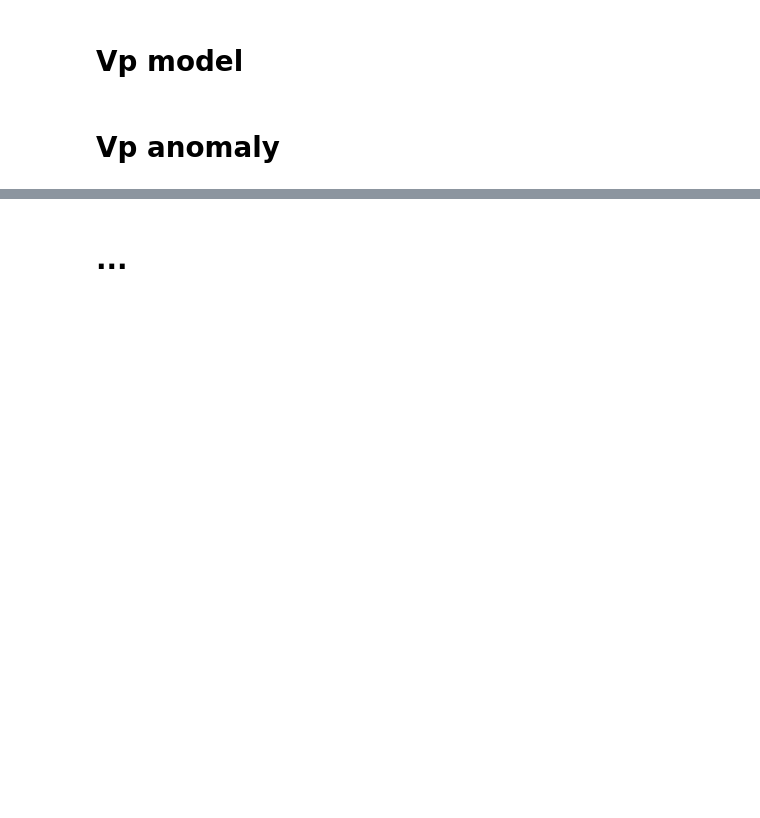
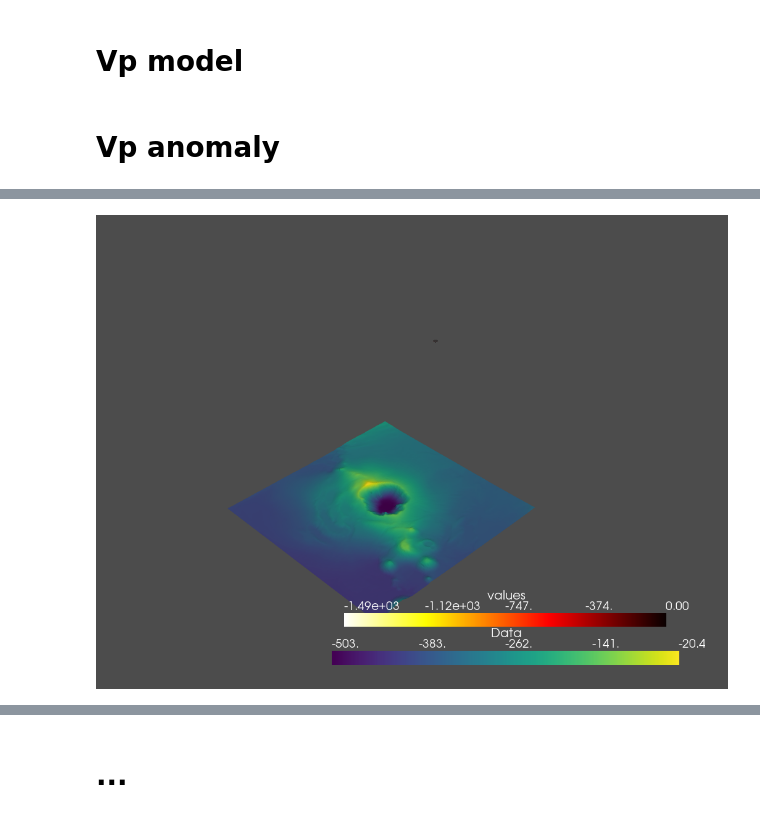
Before and after one commit to kmch/pyvista-examples, a Jupyter notebook: notebooks/myown/kolumbo.ipynb, the cells around one changed output, grey strips where cells are left out. Saved outputs shown, nothing was run; the diff lists cells and outputs as text; code cells hidden in the pictures; blank space fills up the shorter version.

```diff
--- a/notebooks/myown/kolumbo.ipynb
+++ b/notebooks/myown/kolumbo.ipynb
@@ -77,11 +92,14 @@ a.point_arrays["values"] = vp.flatten(order="F")
 bounds = [1e4,1.2e4 ,8e3,1e4, 1e3,2e3]
 clipped = a.clip_box(bounds)
 # %%
-iso1 = a.contour([-1e3])
+iso1 = a.contour([-1.2e3])
 p = pv.Plotter()
 # p.add_mesh(a)
 # p.add_mesh(a, style='wireframe') #cmap='fire_r') #, opacity='linear_r')
-p.add_mesh(clipped) #, opacity='linear_r')
-# p.add_mesh(iso1, color='white')
+p.add_mesh(grid)
+p.add_mesh(clipped, opacity=.2, cmap='hot_r')
+p.add_mesh(iso1, color='white')
 # p.add_axes()
 p.show()
+# %% [output]
+[figure, added]
```
Also changed, not shown: parts of 12 cells of this notebook, 3 other files.
